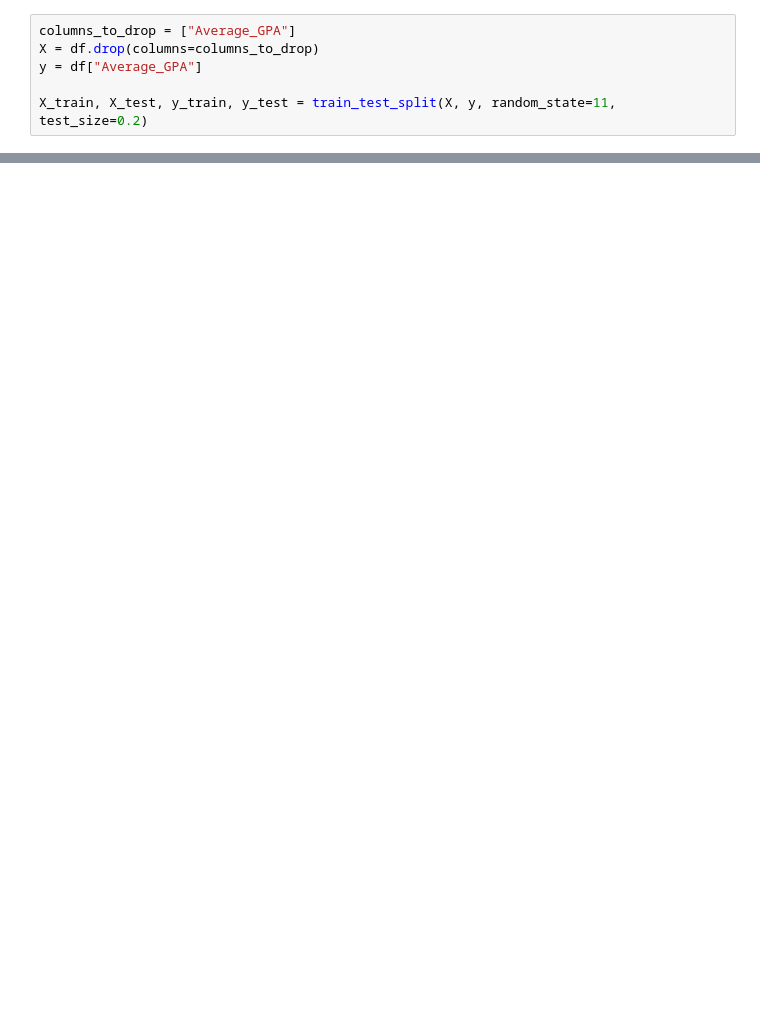
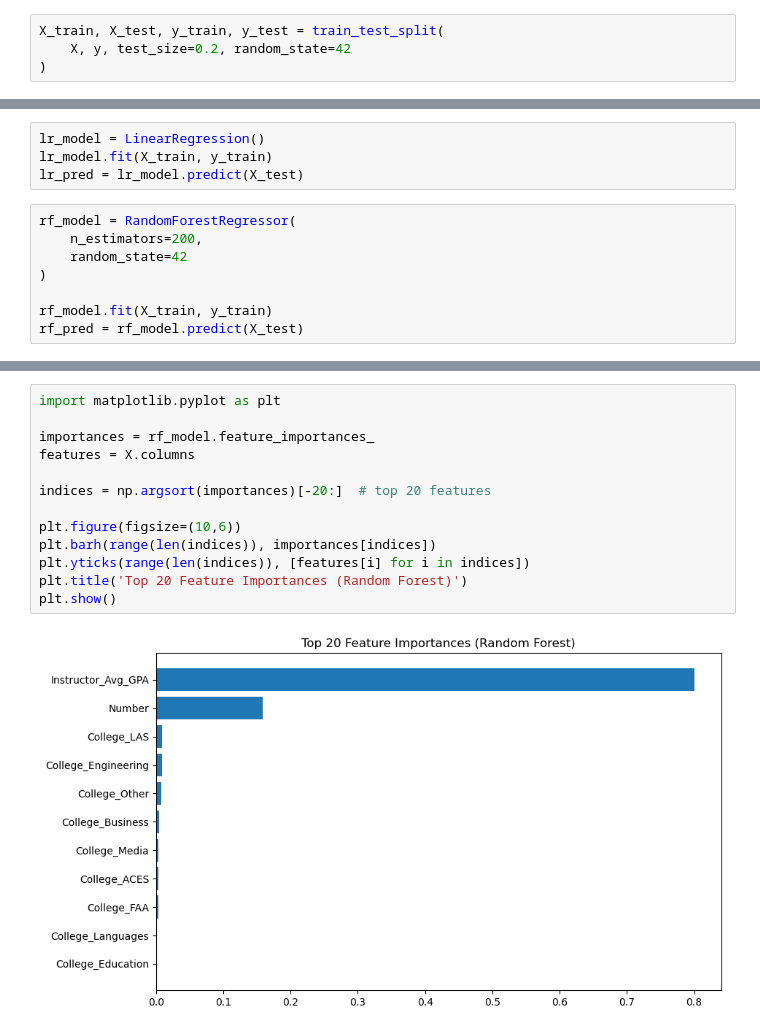
Before and after one commit to chuanlingyu/GradePredictor, a Jupyter notebook: notebooks/exploration.ipynb, the cells around one changed output, grey strips where cells are left out. Saved outputs shown, nothing was run; the diff lists cells and outputs as text; blank space fills up the shorter version.

```diff
--- a/notebooks/exploration.ipynb
+++ b/notebooks/exploration.ipynb
@@ -21,6 +31,4 @@ df.head()
 # %%
-columns_to_drop = ["Average_GPA"]
-X = df.drop(columns=columns_to_drop)
-y = df["Average_GPA"]
-
-X_train, X_test, y_train, y_test = train_test_split(X, y, random_state=11, test_size=0.2)
+X_train, X_test, y_train, y_test = train_test_split(
+    X, y, test_size=0.2, random_state=42
+)
@@ -59,0 +35,12 @@ print(df.shape)
+# %%
+lr_model = LinearRegression()
+lr_model.fit(X_train, y_train)
+lr_pred = lr_model.predict(X_test)
+# %%
+rf_model = RandomForestRegressor(
+    n_estimators=200,
+    random_state=42
+)
+
+rf_model.fit(X_train, y_train)
+rf_pred = rf_model.predict(X_test)
@@ -59,0 +70,15 @@ print(df.shape)
+# %%
+import matplotlib.pyplot as plt
+
+importances = rf_model.feature_importances_
+features = X.columns
+
+indices = np.argsort(importances)[-20:]  # top 20 features
+
+plt.figure(figsize=(10,6))
+plt.barh(range(len(indices)), importances[indices])
+plt.yticks(range(len(indices)), [features[i] for i in indices])
+plt.title('Top 20 Feature Importances (Random Forest)')
+plt.show()
+# %% [output]
+[figure, added]
```
Also changed, not shown: parts of 11 cells of this notebook, 3 other files.
